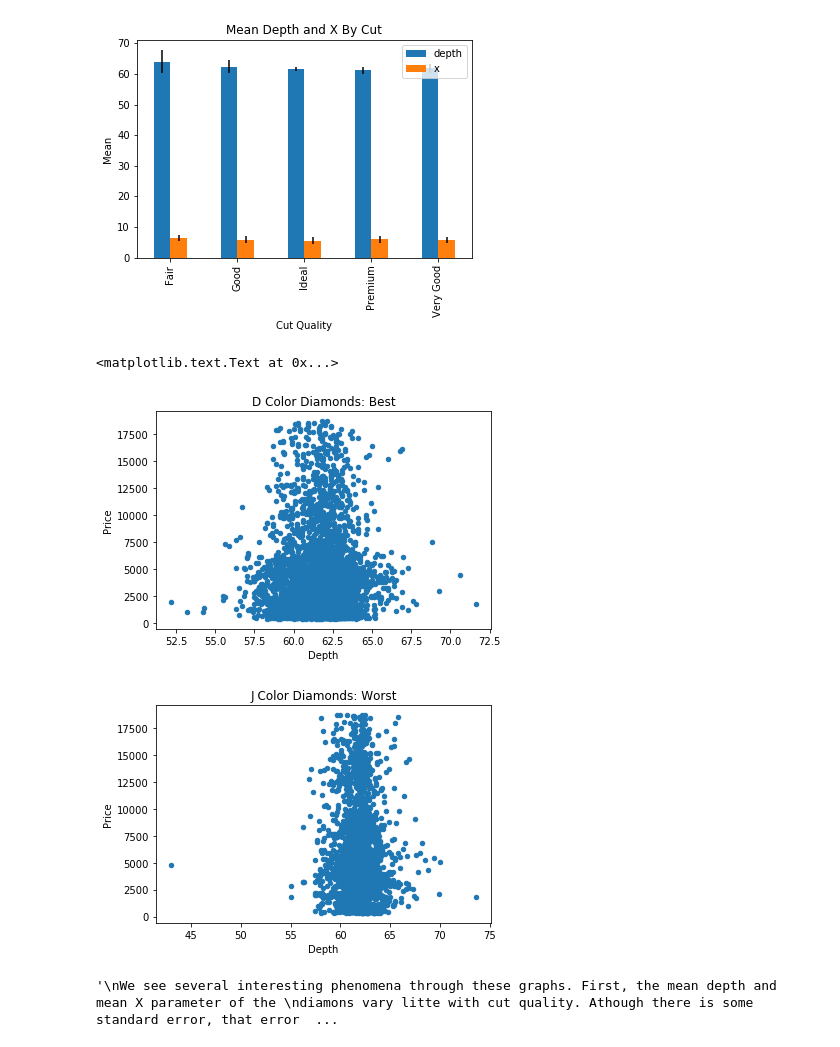
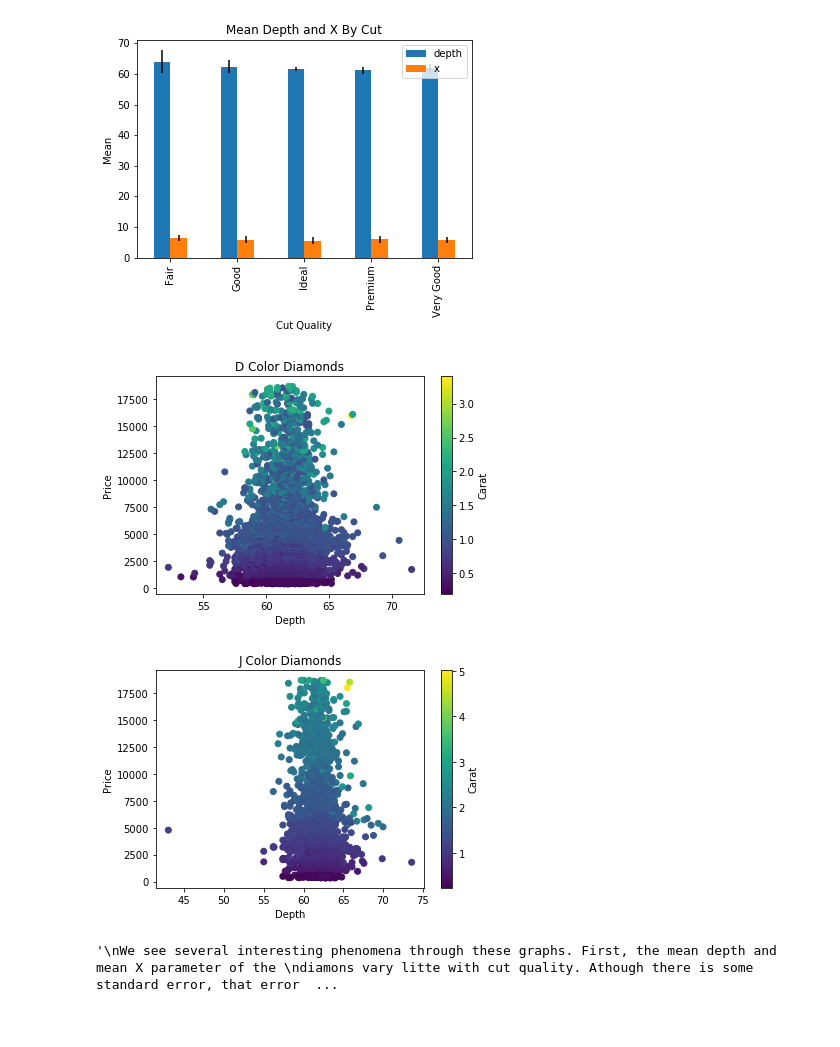
Before and after one commit to deehrlich/BootCamp2017, a Jupyter notebook: ProbSets/Computation/Week 2/Ehrlich_Pandas3.ipynb, the cells around one changed output. Drawn from its saved outputs; the diff is of its cells as text; code cells hidden in the pictures.

Commit message:
Cleaning Up Graphs

```diff
--- a/ProbSets/Computation/Week 2/Ehrlich_Pandas3.ipynb
+++ b/ProbSets/Computation/Week 2/Ehrlich_Pandas3.ipynb
@@ -30,25 +30,32 @@ plt.show()
 # %%
 #Graph 2
 color = diamonds.groupby("color")
 D = color.get_group("D")
 E = color.get_group("E")
 F = color.get_group("F")
 G = color.get_group("G")
 H = color.get_group("H")
 I = color.get_group("I")
 J = color.get_group("J")
 
-D.plot(kind='scatter', x = 'depth', y = 'price', title="D Color Diamonds")
+plt.scatter(D['depth'], D['price'], c=D['carat'])
+cbar = plt.colorbar()
+cbar.set_label('Carat')
 plt.xlabel("Depth")
 plt.ylabel("Price")
+plt.title ("D Color Diamonds")
+plt.show()
 
-J.plot(kind='scatter', x = 'depth', y = 'price', title="J Color Diamonds")
+plt.scatter(J['depth'], J['price'], c=J['carat'])
+cbar = plt.colorbar()
+cbar.set_label('Carat')
 plt.xlabel("Depth")
 plt.ylabel("Price")
+plt.title ("J Color Diamonds")
+plt.show()
 # %% [output]
-<matplotlib.text.Text at 0x...>
-[figure, old version]
+[figure, new version]
-[figure, old version]
+[figure, new version]
 # %%
 """
 We see several interesting phenomena through these graphs. First, the mean depth and mean X parameter of the
```
Also changed, not shown: parts of 1 cell of this notebook, 4 other files.
